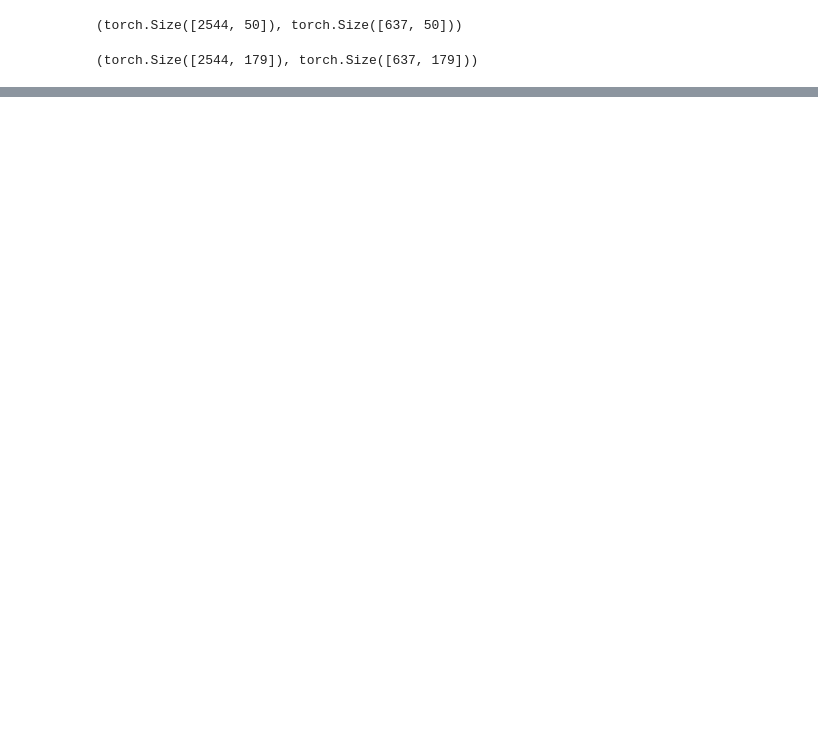
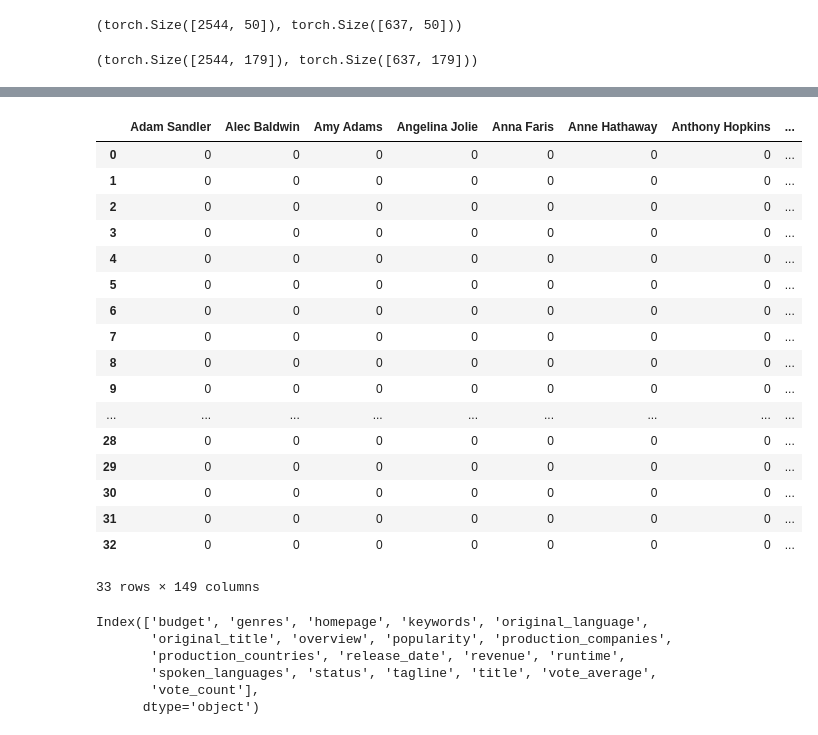
Before and after one commit to alex-medvedev-msc/FDS2020_Actors, a Jupyter notebook: query.ipynb, the cells around one changed output, grey strips where cells are left out. Drawn from its saved outputs; the diff is of its cells as text; code cells hidden in the pictures; blank space fills up the shorter version.

```diff
--- a/query.ipynb
+++ b/query.ipynb
@@ -462,0 +734,3 @@ Linear regression MSE: 1.8263, mean baseline mse: 1.9978
+# %%
+movies_info = pd.read_csv('data/tmdb_5000_movies.csv', index_col='id')
+movies_info
@@ -462,0 +781,3 @@ Linear regression MSE: 1.8263, mean baseline mse: 1.9978
+# %%
+non_en = movies_info[movies_info.original_language != 'en']
+non_en
@@ -462,0 +815,30 @@ Linear regression MSE: 1.8263, mean baseline mse: 1.9978
+# %%
+loader.data_test.merge(non_en, how='inner', left_on='title_x', right_on='title')
+# %% [output]
+|  | Adam Sandler | Alec Baldwin | Amy Adams | Angelina Jolie | Anna Faris | Anne Hathaway | Anthony Hopkins | ... |
+| 0 | 0 | 0 | 0 | 0 | 0 | 0 | 0 | ... |
+| 1 | 0 | 0 | 0 | 0 | 0 | 0 | 0 | ... |
+| 2 | 0 | 0 | 0 | 0 | 0 | 0 | 0 | ... |
+| 3 | 0 | 0 | 0 | 0 | 0 | 0 | 0 | ... |
+| 4 | 0 | 0 | 0 | 0 | 0 | 0 | 0 | ... |
+| 5 | 0 | 0 | 0 | 0 | 0 | 0 | 0 | ... |
+| 6 | 0 | 0 | 0 | 0 | 0 | 0 | 0 | ... |
+| 7 | 0 | 0 | 0 | 0 | 0 | 0 | 0 | ... |
+| 8 | 0 | 0 | 0 | 0 | 0 | 0 | 0 | ... |
+| 9 | 0 | 0 | 0 | 0 | 0 | 0 | 0 | ... |
+| ... | ... | ... | ... | ... | ... | ... | ... | ... |
+| 28 | 0 | 0 | 0 | 0 | 0 | 0 | 0 | ... |
+| 29 | 0 | 0 | 0 | 0 | 0 | 0 | 0 | ... |
+| 30 | 0 | 0 | 0 | 0 | 0 | 0 | 0 | ... |
+| 31 | 0 | 0 | 0 | 0 | 0 | 0 | 0 | ... |
+| 32 | 0 | 0 | 0 | 0 | 0 | 0 | 0 | ... |
+33 rows × 149 columns
+# %%
+non_en.columns
+# %% [output]
+Index(['budget', 'genres', 'homepage', 'keywords', 'original_language',
+       'original_title', 'overview', 'popularity', 'production_companies',
+       'production_countries', 'release_date', 'revenue', 'runtime',
+       'spoken_languages', 'status', 'tagline', 'title', 'vote_average',
+       'vote_count'],
+      dtype='object')
```
Also changed, not shown: parts of 27 cells of this notebook.
